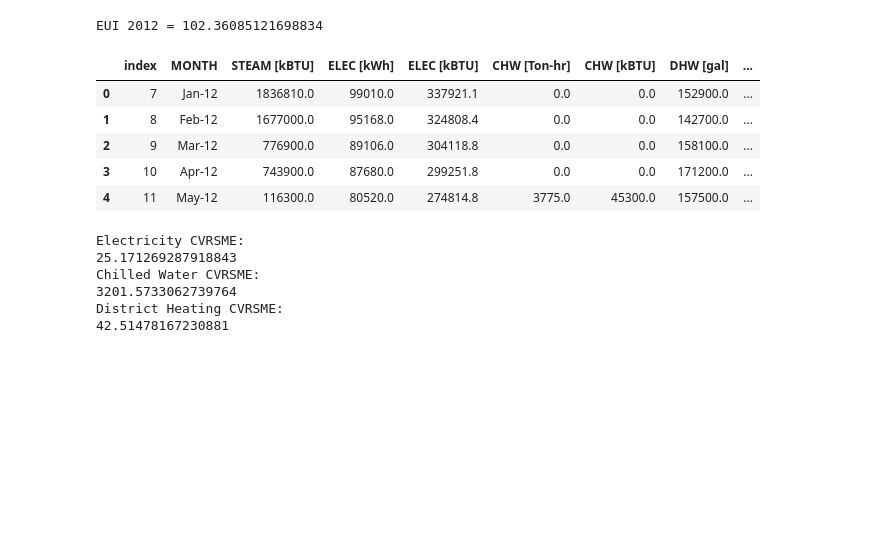
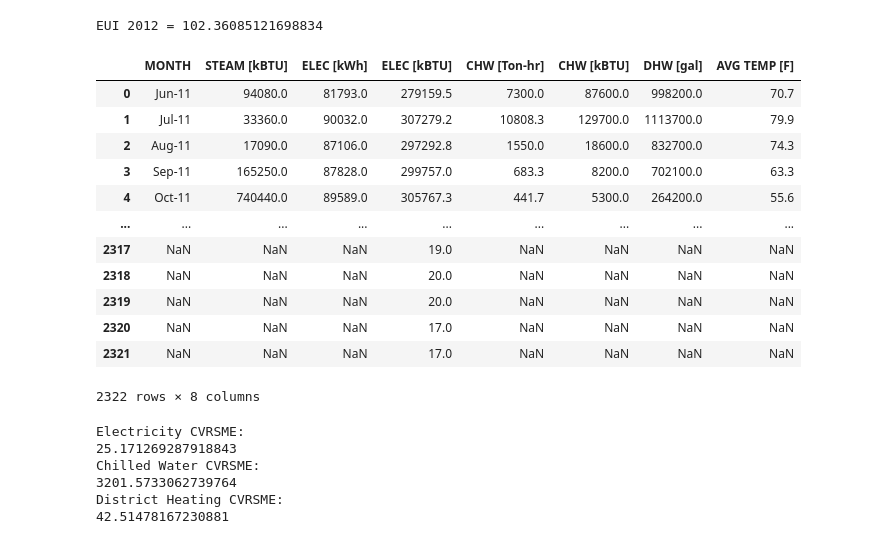
Before and after one commit to amitche8/IIT-PhD, a Jupyter notebook: CAE526/P1/CAE526-p2_Mitchell.ipynb, the cells around one changed output. Saved outputs shown, nothing was run; the diff lists cells and outputs as text; code cells hidden in the pictures; blank space fills up the shorter version.

```diff
--- a/CAE526/P1/CAE526-p2_Mitchell.ipynb
+++ b/CAE526/P1/CAE526-p2_Mitchell.ipynb
@@ -24,33 +24,42 @@ import matplotlib.colors as mcolors
 # %%
 os.chdir('C:\\Users\\amitc_crl\\OneDrive\\Documents\\GitHub\\IIT-PhD\\CAE526\\P1')
 
 df = pd.read_csv('CAE526-P1_HH UtilityData_Mitchell.csv')
 dfm = pd.read_csv('HH_FinalMeter.csv')
 dfmi = pd.read_csv('HH_init.csv')
 gsf = 111135
 
 df2012 = df.iloc[7:19]
 df2013 = df.iloc[19:31]
 df2020 = df.iloc[37:49]
 eui2012 = (df2012.sum(axis=0)[1] + df2012.sum(axis=0)[3] + df2012.sum(axis=0)[5])/gsf
 eui2013 = (df2013.sum(axis=0)[1] + df2013.sum(axis=0)[3] + df2013.sum(axis=0)[5])/gsf
 eui2020 = (df2020.sum(axis=0)[1] + df2020.sum(axis=0)[3] + df2020.sum(axis=0)[5])/gsf
 
 print('EUI 2012 = ' + str(eui2012))
 # print('EUI 2013 = ' + str(eui2013))
 # print('EUI 2020 = ' + str(eui2020))
 
 df2012 = df2012.reset_index()
 
 df2012.head()
+
+df
 # %% [output]
 EUI 2012 = 102.36085121698834
-|  | index | MONTH | STEAM [kBTU] | ELEC [kWh] | ELEC [kBTU] | CHW [Ton-hr] | CHW [kBTU] | DHW [gal] | ... |
-| 0 | 7 | Jan-12 | 1836810.0 | 99010.0 | 337921.1 | 0.0 | 0.0 | 152900.0 | ... |
-| 1 | 8 | Feb-12 | 1677000.0 | 95168.0 | 324808.4 | 0.0 | 0.0 | 142700.0 | ... |
-| 2 | 9 | Mar-12 | 776900.0 | 89106.0 | 304118.8 | 0.0 | 0.0 | 158100.0 | ... |
-| 3 | 10 | Apr-12 | 743900.0 | 87680.0 | 299251.8 | 0.0 | 0.0 | 171200.0 | ... |
-| 4 | 11 | May-12 | 116300.0 | 80520.0 | 274814.8 | 3775.0 | 45300.0 | 157500.0 | ... |
+|  | MONTH | STEAM [kBTU] | ELEC [kWh] | ELEC [kBTU] | CHW [Ton-hr] | CHW [kBTU] | DHW [gal] | AVG TEMP [F] |
+| 0 | Jun-11 | 94080.0 | 81793.0 | 279159.5 | 7300.0 | 87600.0 | 998200.0 | 70.7 |
+| 1 | Jul-11 | 33360.0 | 90032.0 | 307279.2 | 10808.3 | 129700.0 | 1113700.0 | 79.9 |
+| 2 | Aug-11 | 17090.0 | 87106.0 | 297292.8 | 1550.0 | 18600.0 | 832700.0 | 74.3 |
+| 3 | Sep-11 | 165250.0 | 87828.0 | 299757.0 | 683.3 | 8200.0 | 702100.0 | 63.3 |
+| 4 | Oct-11 | 740440.0 | 89589.0 | 305767.3 | 441.7 | 5300.0 | 264200.0 | 55.6 |
+| ... | ... | ... | ... | ... | ... | ... | ... | ... |
+| 2317 | NaN | NaN | NaN | 19.0 | NaN | NaN | NaN | NaN |
+| 2318 | NaN | NaN | NaN | 20.0 | NaN | NaN | NaN | NaN |
+| 2319 | NaN | NaN | NaN | 20.0 | NaN | NaN | NaN | NaN |
+| 2320 | NaN | NaN | NaN | 17.0 | NaN | NaN | NaN | NaN |
+| 2321 | NaN | NaN | NaN | 17.0 | NaN | NaN | NaN | NaN |
+2322 rows × 8 columns
 # %%
 def cvrsme(meterData, simData):
     data = []
```
Also changed, not shown: parts of 2 cells of this notebook.
